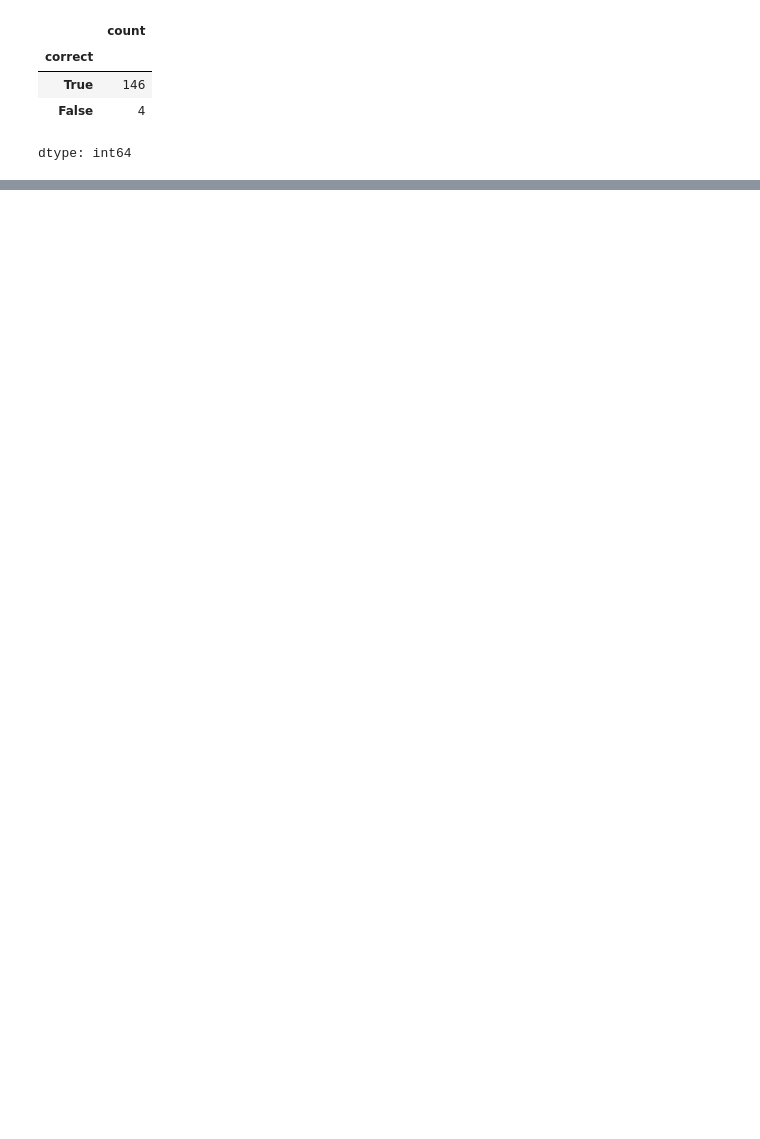
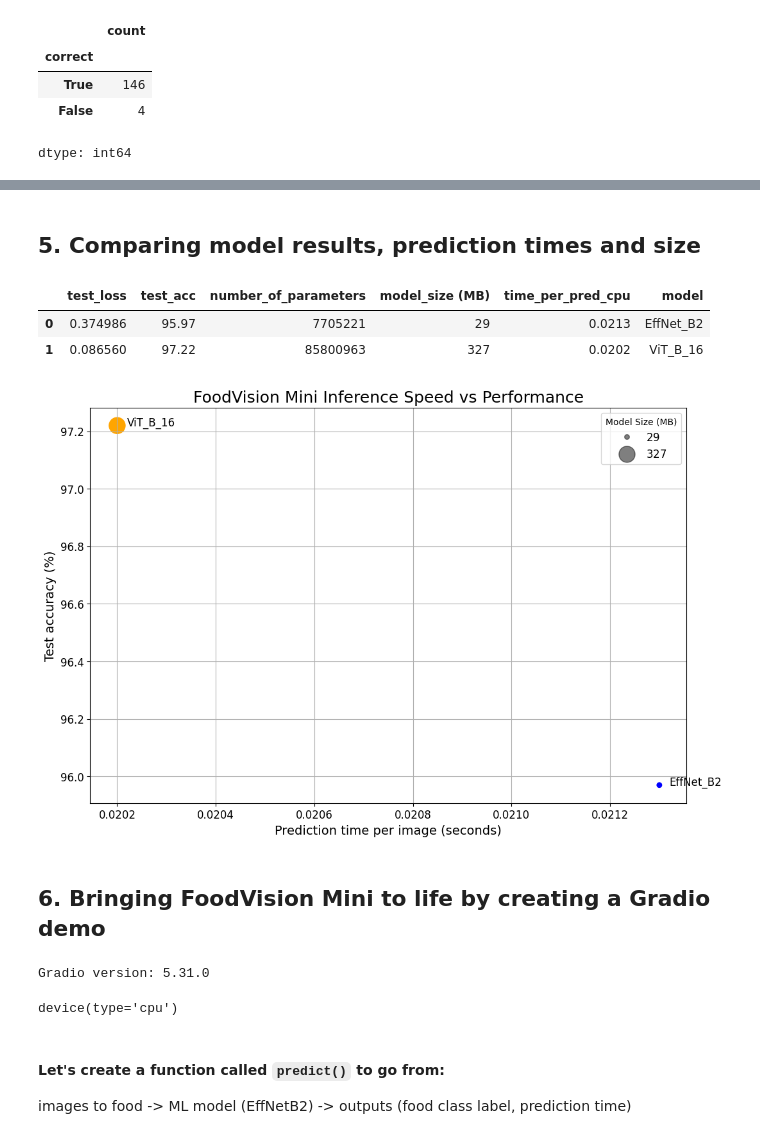
Before and after one commit to dogukangur0/Model_Deployment, a Jupyter notebook: Model_Deployment.ipynb, the cells around one changed output, grey strips where cells are left out. Drawn from its saved outputs; the diff is of its cells as text; code cells hidden in the pictures; blank space fills up the shorter version.

Commit message:
Creating a Gradio demo / Turning into a deployable app

```diff
--- a/Model_Deployment.ipynb
+++ b/Model_Deployment.ipynb
@@ -633,0 +634,61 @@ vit_stats
+# %% [markdown]
+## 5. Comparing model results, prediction times and size
+# %%
+dataframe = pd.DataFrame([effnetb2_stats, vit_stats])
+dataframe["model"] = ["EffNet_B2", "ViT_B_16"]
+dataframe["test_acc"] = round(dataframe["test_acc"] * 100, 2)
+dataframe
+# %% [output]
+|  | test_loss | test_acc | number_of_parameters | model_size (MB) | time_per_pred_cpu | model |
+| 0 | 0.374986 | 95.97 | 7705221 | 29 | 0.0213 | EffNet_B2 |
+| 1 | 0.086560 | 97.22 | 85800963 | 327 | 0.0202 | ViT_B_16 |
+# %%
+fig, axes = plt.subplots(figsize = (12, 8))
+scatter = axes.scatter(data = dataframe,
+                       x = "time_per_pred_cpu",
+                       y = "test_acc",
+                       c = ["Blue", "Orange"],
+                       s = "model_size (MB)")
+
+axes.set_title("FoodVision Mini Inference Speed vs Performance", fontsize=18)
+axes.set_xlabel("Prediction time per image (seconds)", fontsize=14)
+axes.set_ylabel("Test accuracy (%)", fontsize=14)
+axes.tick_params(axis='both', labelsize=12)
+axes.grid(True)
+
+for index, row in dataframe.iterrows():
+    axes.annotate(text=row["model"],
+                xy=(row["time_per_pred_cpu"] + 0.00002, row["test_acc"]),
+                size=12)
+
+handles, labels = scatter.legend_elements(prop = "sizes", alpha = 0.5)
+model_size_legend = axes.legend(handles,
+                                labels,
+                                loc = "upper right",
+                                title = "Model Size (MB)",
+                                fontsize = 12)
+
+plt.savefig("09-foodvision-mini-inference-speed-vs-performance.png")
+# %% [output]
+[figure, added]
+# %% [markdown]
+## 6. Bringing FoodVision Mini to life by creating a Gradio demo
+# %%
+try:
+    import gradio as gr
+except:
+    !pip -q install gradio
+    import gradio as gr
+
+print(f"Gradio version: {gr.__version__}")
+# %% [output]
+Gradio version: 5.31.0
+# %%
+vit = vit.to("cpu")
+next(iter(vit.parameters())).device
+# %% [output]
+device(type='cpu')
+# %% [markdown]
+#### Let's create a function called `predict()` to go from:
+
+images to food -> ML model (EffNetB2) -> outputs (food class label, prediction time)
```
Also changed, not shown: parts of 28 cells of this notebook.
